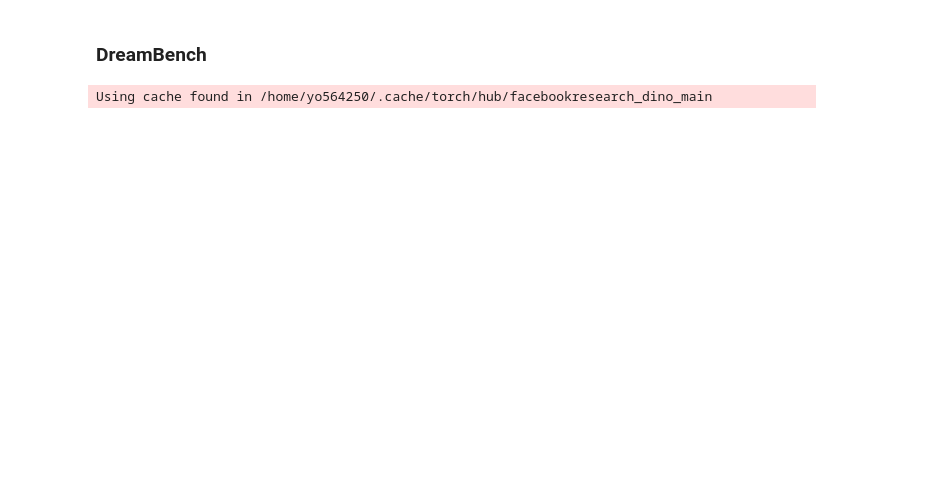
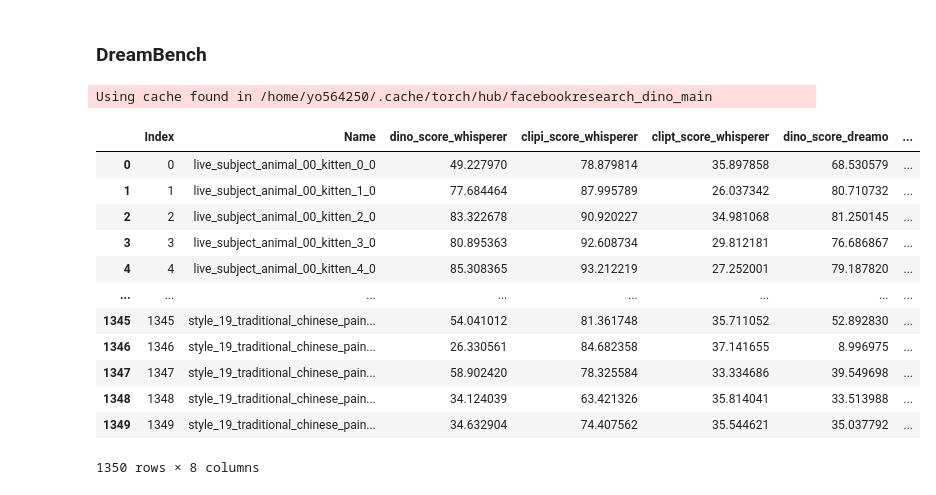
Before and after one commit to yj7082126/musubi-tuner, a Jupyter notebook: src/practice/test_seg_4_4.ipynb, the cells around one changed output. Cells and saved outputs as stored; diff of their text form; code cells hidden in the pictures; blank space fills up the shorter version.

```diff
--- a/src/practice/test_seg_4_4.ipynb
+++ b/src/practice/test_seg_4_4.ipynb
@@ -257,5 +267,21 @@ clip_score = CLIPScore(device='cuda', use_safetensors=False)
 # %% [output]
 Using cache found in /home/yo564250/.cache/torch/hub/facebookresearch_dino_main
+# %%
+df
+# %% [output]
+|  | Index | Name | dino_score_whisperer | clipi_score_whisperer | clipt_score_whisperer | dino_score_dreamo | ... |
+| 0 | 0 | live_subject_animal_00_kitten_0_0 | 49.227970 | 78.879814 | 35.897858 | 68.530579 | ... |
+| 1 | 1 | live_subject_animal_00_kitten_1_0 | 77.684464 | 87.995789 | 26.037342 | 80.710732 | ... |
+| 2 | 2 | live_subject_animal_00_kitten_2_0 | 83.322678 | 90.920227 | 34.981068 | 81.250145 | ... |
+| 3 | 3 | live_subject_animal_00_kitten_3_0 | 80.895363 | 92.608734 | 29.812181 | 76.686867 | ... |
+| 4 | 4 | live_subject_animal_00_kitten_4_0 | 85.308365 | 93.212219 | 27.252001 | 79.187820 | ... |
+| ... | ... | ... | ... | ... | ... | ... | ... |
+| 1345 | 1345 | style_19_traditional_chinese_pain... | 54.041012 | 81.361748 | 35.711052 | 52.892830 | ... |
+| 1346 | 1346 | style_19_traditional_chinese_pain... | 26.330561 | 84.682358 | 37.141655 | 8.996975 | ... |
+| 1347 | 1347 | style_19_traditional_chinese_pain... | 58.902420 | 78.325584 | 33.334686 | 39.549698 | ... |
+| 1348 | 1348 | style_19_traditional_chinese_pain... | 34.124039 | 63.421326 | 35.814041 | 33.513988 | ... |
+| 1349 | 1349 | style_19_traditional_chinese_pain... | 34.632904 | 74.407562 | 35.544621 | 35.037792 | ... |
+1350 rows × 8 columns
 # %%
 save_dir = Path("/groups/chenchen/patrick/dreambench_plus/samples/whisperer_20251029_233840_seed42_copy")
 
```
Also changed, not shown: parts of 11 cells of this notebook, 2 other files.
